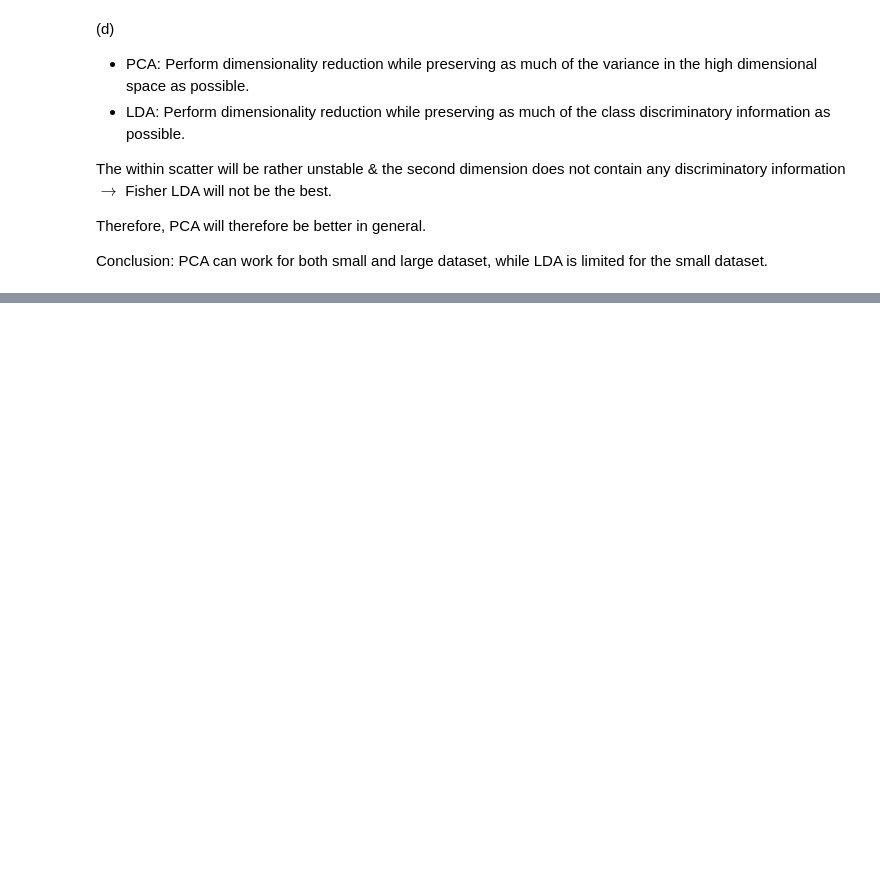
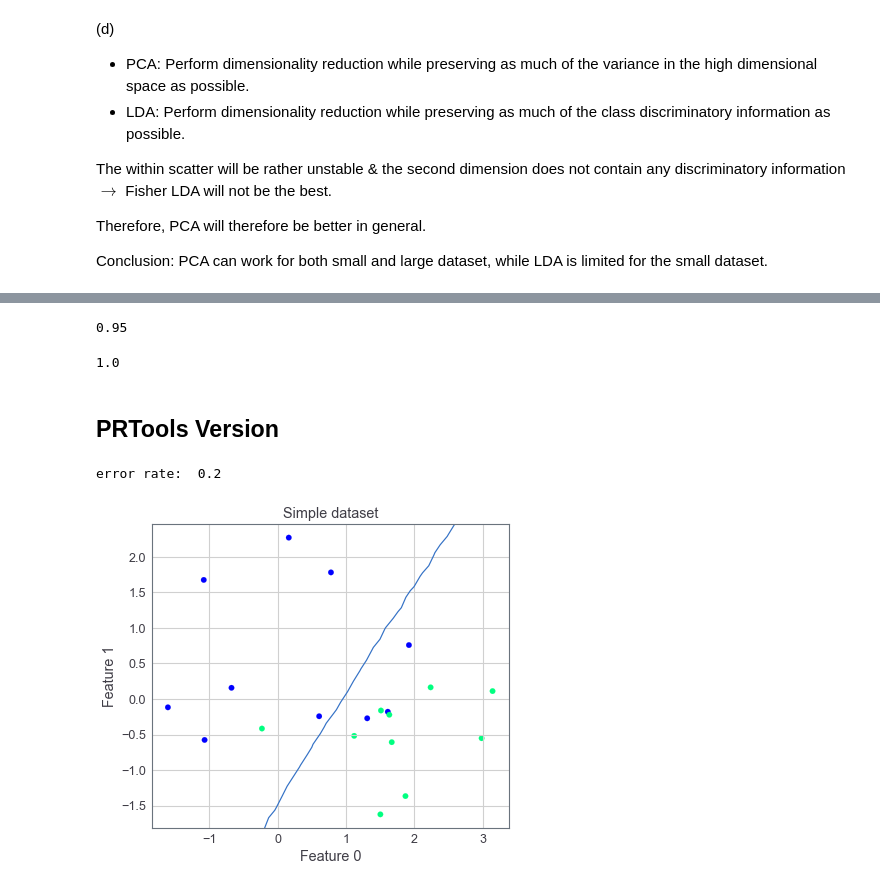
Before and after one commit to Timo9Madrid7/CS4220MachineLearningWeeklyLab, a Jupyter notebook: week6/Week_6.ipynb, the cells around one changed output, grey strips where cells are left out. Drawn from its saved outputs; the diff is of its cells as text; code cells hidden in the pictures; blank space fills up the shorter version.

```diff
--- a/week6/Week_6.ipynb
+++ b/week6/Week_6.ipynb
@@ -197,0 +423,21 @@ Conclusion: PCA can work for both small and large dataset, while LDA is limited
+# %%
+acc = w_bagging.score(+data, data.nlab())
+print(acc)
+# %% [output]
+0.95
+# %%
+w = KNeighborsClassifier(n_neighbors=1).fit(+data, data.nlab())
+print(w.score(+data, data.nlab()))
+# %% [output]
+1.0
+# %% [markdown]
+## PRTools Version
+# %%
+data = pr.gendats((10,10))
+w = pr.baggingc(task=data, w=pr.knnc([], 1))
+print("error rate: ", pr.testc(w.eval(data)))
+pr.scatterd(data)
+pr.plotc(w)
+# %% [output]
+error rate:  0.2
+[figure, added]
```
Also changed, not shown: parts of 46 cells of this notebook.
